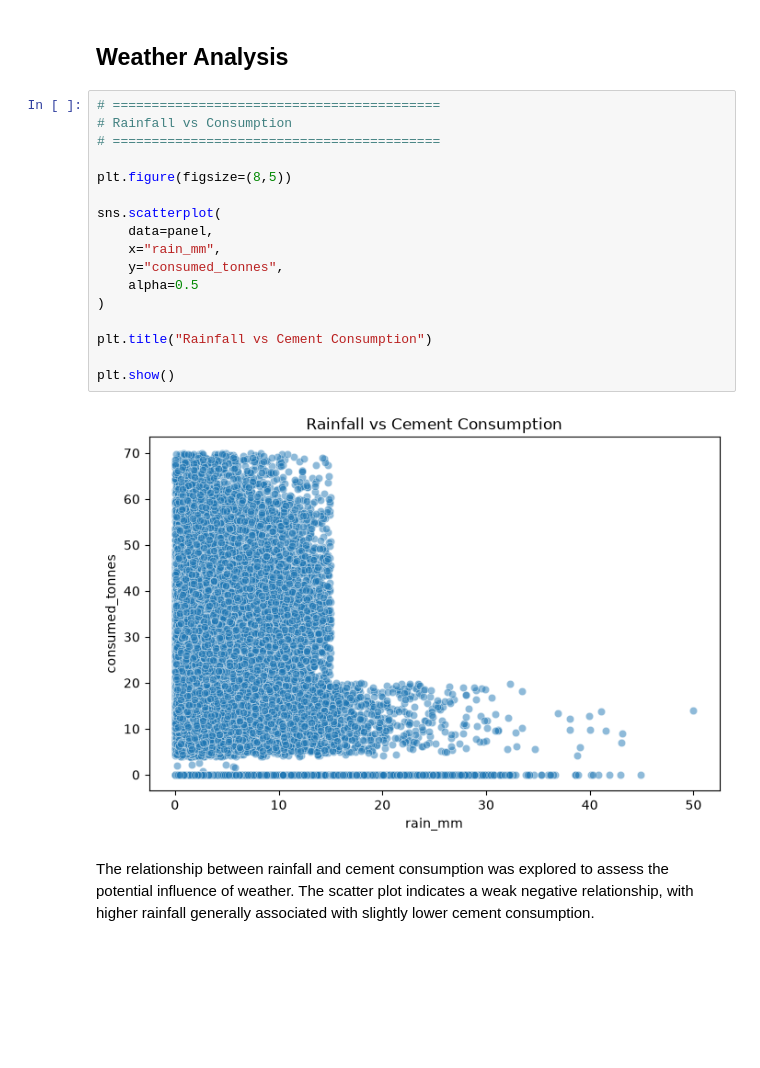
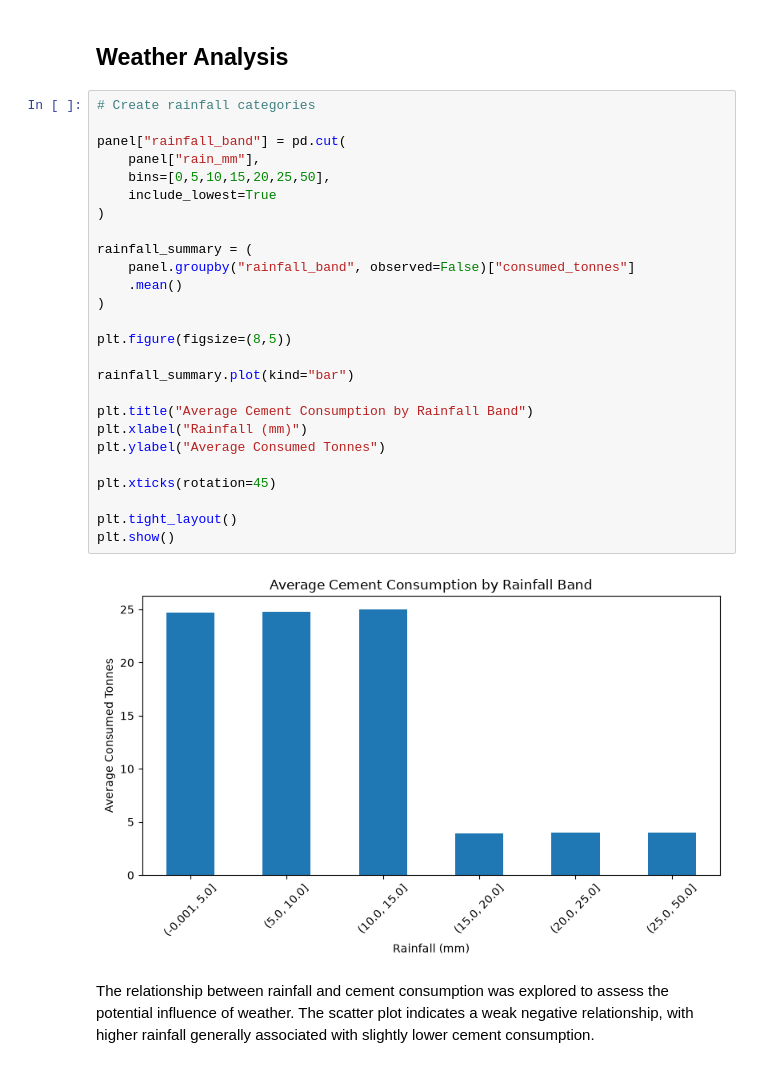
Before and after one commit to Olamideoo/MIG_Cement_Demand_Forecasting, a Jupyter notebook: NOTEBOOKS/02_EDA.ipynb, the cells around one changed output. Cells and saved outputs as stored; diff of their text form; blank space fills up the shorter version.

```diff
--- a/NOTEBOOKS/02_EDA.ipynb
+++ b/NOTEBOOKS/02_EDA.ipynb
@@ -276,25 +276,34 @@ plt.show()
 Cement consumption was compared across the three cement types to identify differences in usage. The distributions are broadly similar, suggesting that demand patterns do not differ substantially between cement types.
 # %% [markdown]
 ## Weather Analysis
-# %%
-# ==========================================
-# Rainfall vs Consumption
-# ==========================================
-
-plt.figure(figsize=(8,5))
-
-sns.scatterplot(
-    data=panel,
-    x="rain_mm",
-    y="consumed_tonnes",
-    alpha=0.5
-)
-
-plt.title("Rainfall vs Cement Consumption")
-
-plt.show()
-# %% [output]
-[figure, removed]
+# %%
+# Create rainfall categories
+
+panel["rainfall_band"] = pd.cut(
+    panel["rain_mm"],
+    bins=[0,5,10,15,20,25,50],
+    include_lowest=True
+)
+
+rainfall_summary = (
+    panel.groupby("rainfall_band", observed=False)["consumed_tonnes"]
+    .mean()
+)
+
+plt.figure(figsize=(8,5))
+
+rainfall_summary.plot(kind="bar")
+
+plt.title("Average Cement Consumption by Rainfall Band")
+plt.xlabel("Rainfall (mm)")
+plt.ylabel("Average Consumed Tonnes")
+
+plt.xticks(rotation=45)
+
+plt.tight_layout()
+plt.show()
+# %% [output]
+[figure, added]
 # %% [markdown]
 The relationship between rainfall and cement consumption was explored to assess the potential influence of weather. The scatter plot indicates a weak negative relationship, with higher rainfall generally associated with slightly lower cement consumption.
 # %% [markdown]
```
Also changed, not shown: parts of 20 cells of this notebook, 2 other files.
